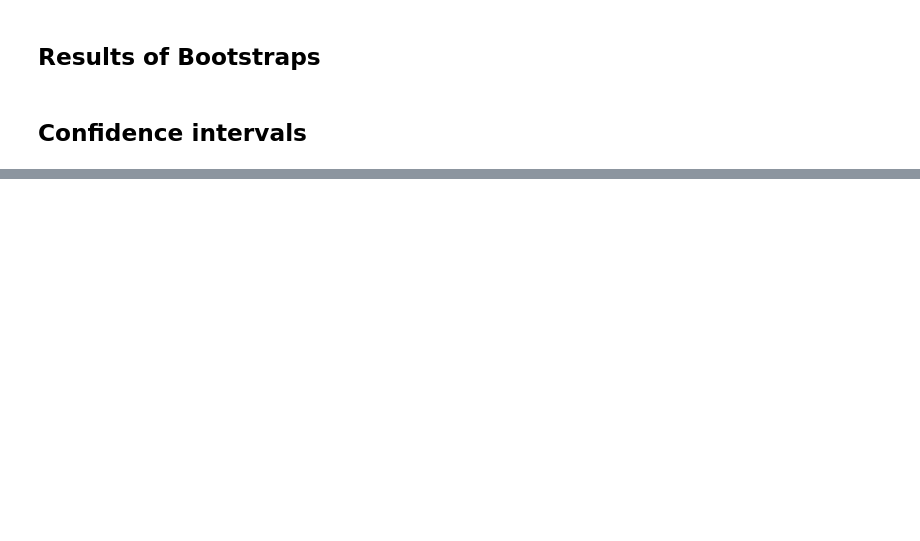
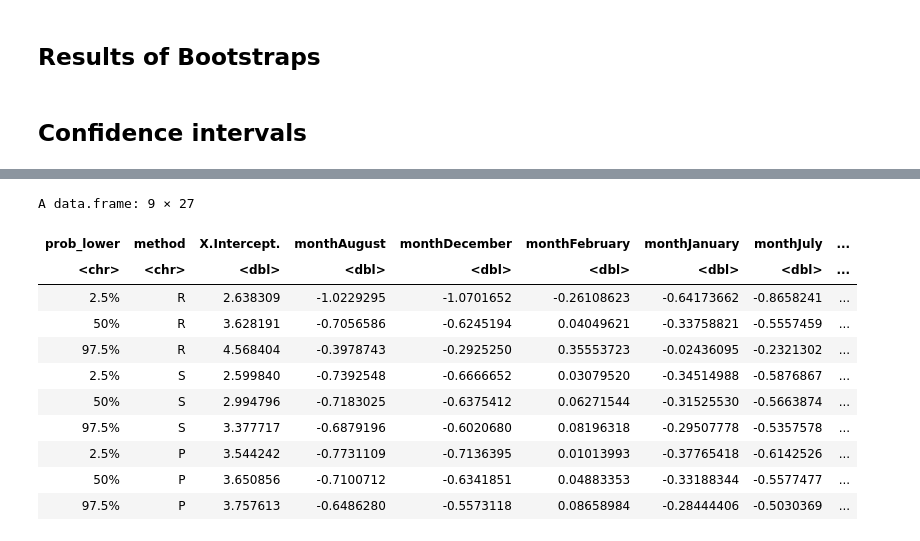
Before and after one commit to LeoKraushaar/protests, a Jupyter notebook: code/R/bootstrap_results.ipynb, the cells around one changed output, grey strips where cells are left out. Cells and saved outputs as stored; diff of their text form; code cells hidden in the pictures; blank space fills up the shorter version.

```diff
--- a/code/R/bootstrap_results.ipynb
+++ b/code/R/bootstrap_results.ipynb
@@ -61,0 +59,8 @@ A data.frame: 3 × 26
+# %%
+split_data <- split(results, type)
+# %%
+alpha = 0.05
+
+R_intervals <- apply(X=split_data$R[1:ncol(results)-1], MARGIN = 2, FUN = function(X) interval(X, alpha))
+S_intervals <- apply(X=split_data$S[1:ncol(results)-1], MARGIN = 2, FUN = function(X) interval(X, alpha))
+P_intervals <- apply(X=split_data$P[1:ncol(results)-1], MARGIN = 2, FUN = function(X) interval(X, alpha))
@@ -61,0 +78,23 @@ A data.frame: 3 × 26
+# %%
+intervals <- data.frame(
+                prob_lower = rep(c("2.5%", "50%", "97.5%"), length=9),
+                method=rep(c("R", "S", "P"), each=3),
+                rbind(R_intervals, S_intervals, P_intervals)
+                )
+
+rownames(intervals) <- NULL
+# %%
+intervals
+# %% [output]
+A data.frame: 9 × 27
+| prob_lower | method | X.Intercept. | monthAugust | monthDecember | monthFebruary | monthJanuary | monthJuly | ... |
+| <chr> | <chr> | <dbl> | <dbl> | <dbl> | <dbl> | <dbl> | <dbl> | ... |
+| 2.5% | R | 2.638309 | -1.0229295 | -1.0701652 | -0.26108623 | -0.64173662 | -0.8658241 | ... |
+| 50% | R | 3.628191 | -0.7056586 | -0.6245194 | 0.04049621 | -0.33758821 | -0.5557459 | ... |
+| 97.5% | R | 4.568404 | -0.3978743 | -0.2925250 | 0.35553723 | -0.02436095 | -0.2321302 | ... |
+| 2.5% | S | 2.599840 | -0.7392548 | -0.6666652 | 0.03079520 | -0.34514988 | -0.5876867 | ... |
+| 50% | S | 2.994796 | -0.7183025 | -0.6375412 | 0.06271544 | -0.31525530 | -0.5663874 | ... |
+| 97.5% | S | 3.377717 | -0.6879196 | -0.6020680 | 0.08196318 | -0.29507778 | -0.5357578 | ... |
+| 2.5% | P | 3.544242 | -0.7731109 | -0.7136395 | 0.01013993 | -0.37765418 | -0.6142526 | ... |
+| 50% | P | 3.650856 | -0.7100712 | -0.6341851 | 0.04883353 | -0.33188344 | -0.5577477 | ... |
+| 97.5% | P | 3.757613 | -0.6486280 | -0.5573118 | 0.08658984 | -0.28444406 | -0.5030369 | ... |
```
Also changed, not shown: parts of 7 cells of this notebook, 5 other files.
